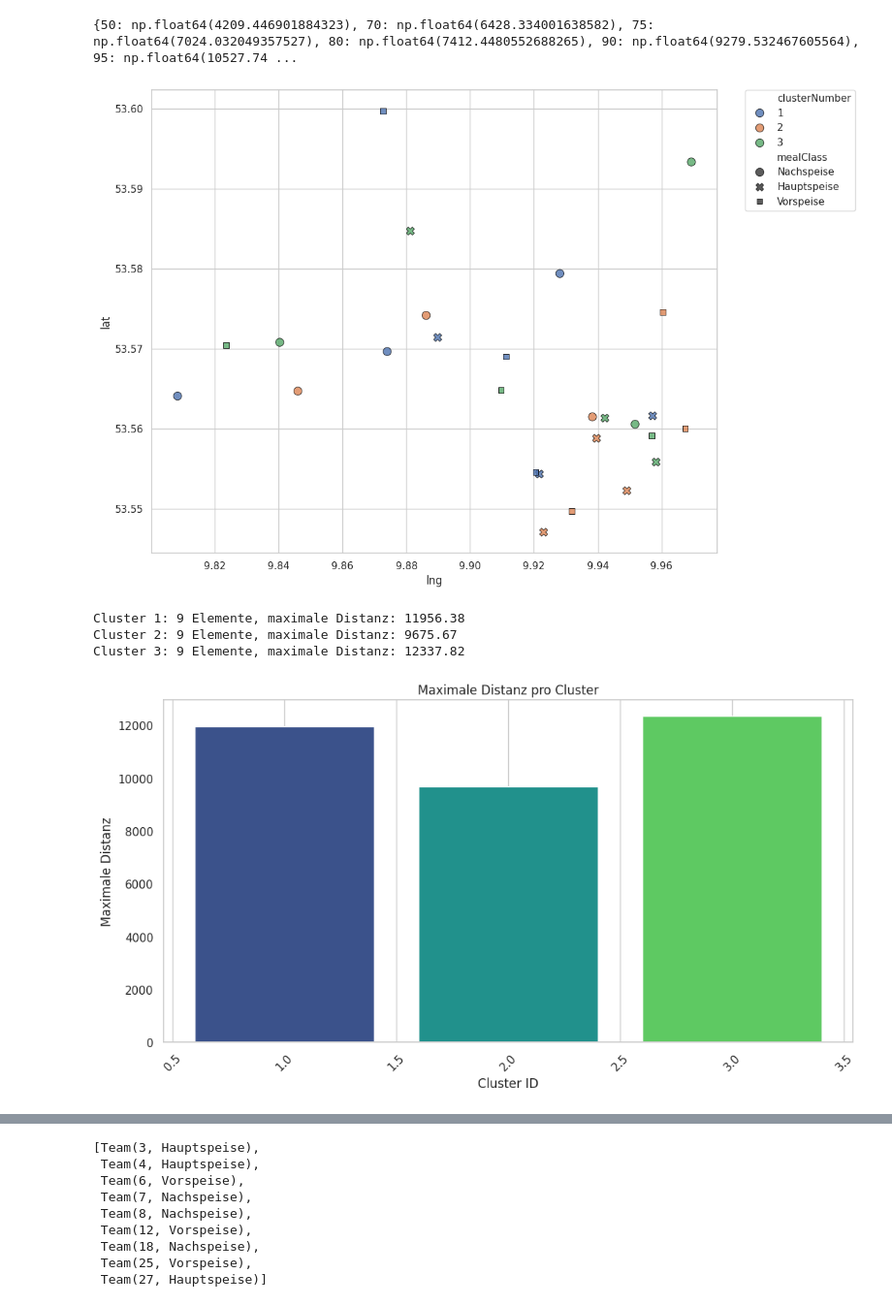
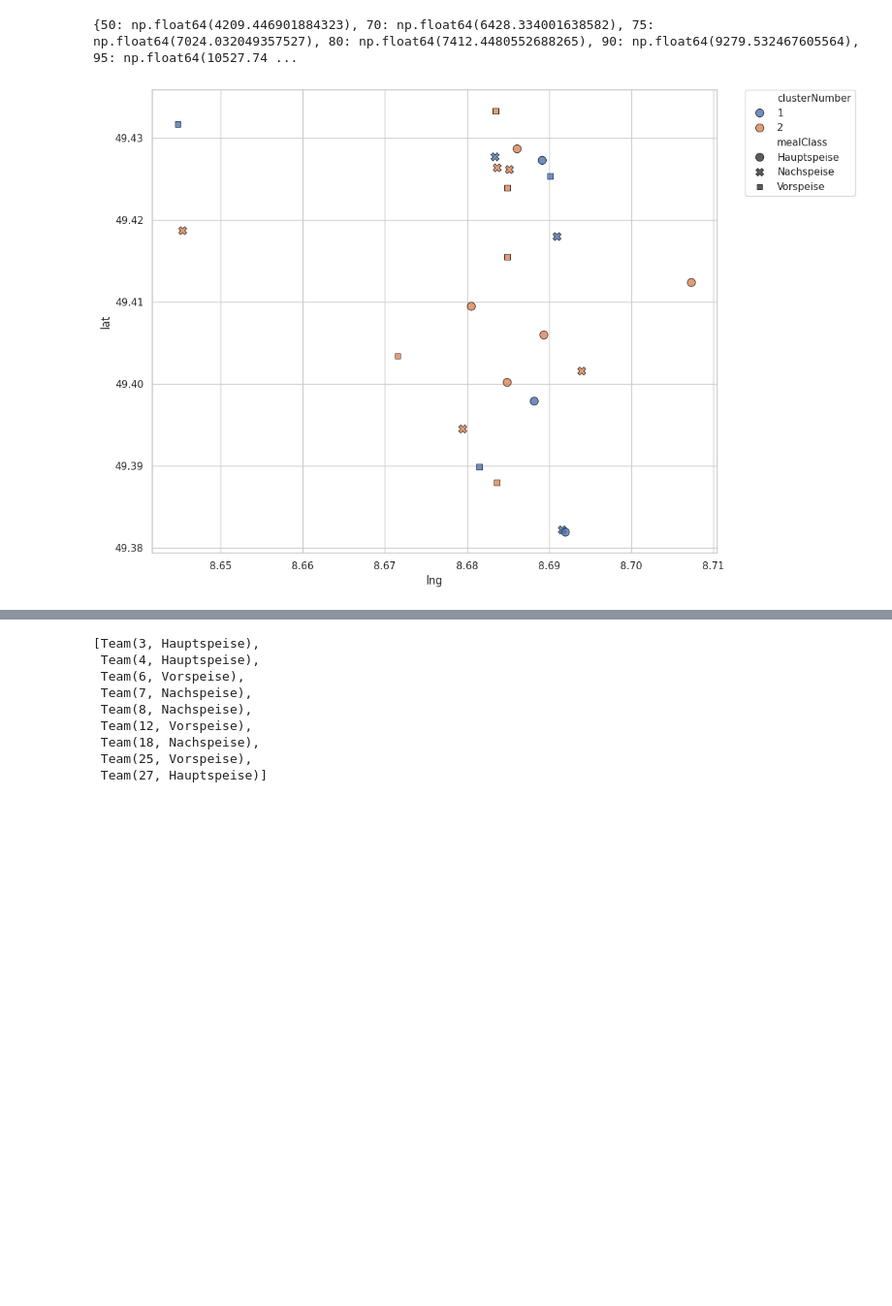
Before and after one commit to Clemens85/runningdinner-functions, a Jupyter notebook: packages/optimization/playground.ipynb, the cells around one changed output, grey strips where cells are left out. Shown at 97% size. Drawn from its saved outputs; the diff is of its cells as text; code cells hidden in the pictures; blank space fills up the shorter version.

Commit message:
- improved new clusterer algorithm (not perfect yet however)

```diff
--- a/packages/optimization/playground.ipynb
+++ b/packages/optimization/playground.ipynb
@@ -18,10 +21,11 @@ from DefaultClusterer import DefaultClusterer
 from local_adapter.LocalFileDataLoader import LocalFileDataLoader
 # %%
-teams_27="test-data/27_teams.json"
+root_path = "/home/clemens/Projects/runningdinner/route-data/"
 
-data = DataProvider.DataProvider(data_loader=LocalFileDataLoader(teams_27))
+file=f"test-data/27_teams.json"
+
+data = DataProvider.DataProvider(data_loader=LocalFileDataLoader(file))
 dist_matrix = data.get_distance_matrix()
-clusterer = DefaultClusterer(data)
 
 dist_percentiles = data.get_distance_percentiles()
 print(dist_percentiles)
@@ -30,11 +34,7 @@ print(dist_percentiles)
 # %%
 vis = Visualizer.Visualizer(data)
 vis.plot_geocodes(data.get_routes())
-vis.plot_max_distances_per_cluster(clusterer.print_max_distances_per_cluster())
+#vis.plot_max_distances_per_cluster(clusterer.print_max_distances_per_cluster())
 # %% [output]
-[figure, old version]
+[figure, new version]
-Cluster 1: 9 Elemente, maximale Distanz: 11956.38
-Cluster 2: 9 Elemente, maximale Distanz: 9675.67
-Cluster 3: 9 Elemente, maximale Distanz: 12337.82
-[figure, removed]
 # %%
```
Also changed, not shown: parts of 3 cells of this notebook, 6 other files.
